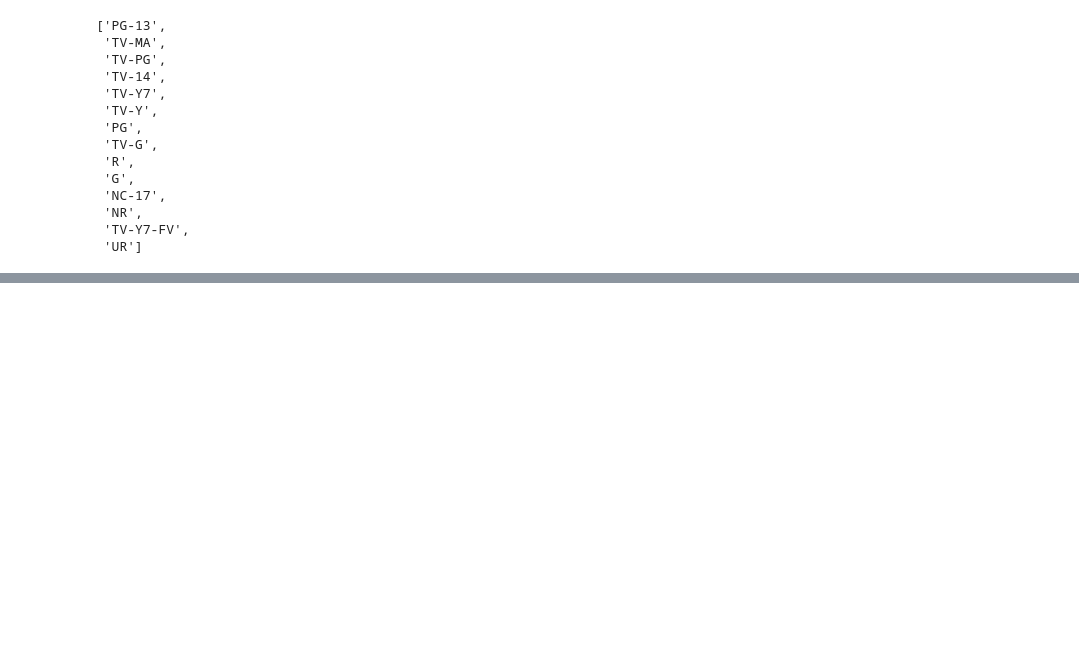
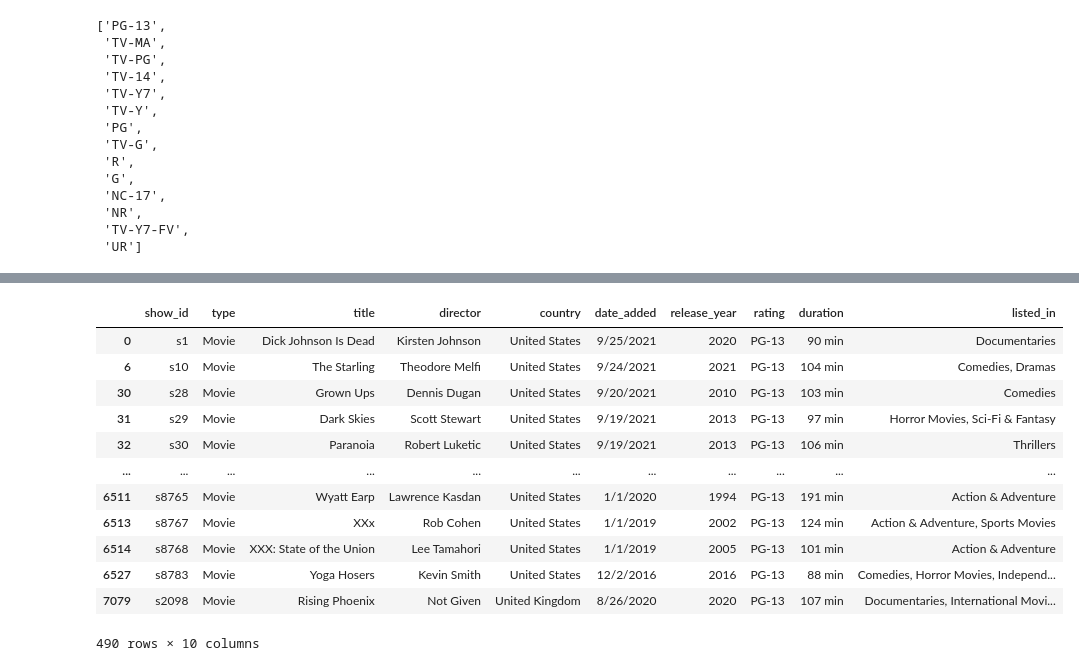
Before and after one commit to abhaysingh-coder/Netflix-AI-Recommendation-System, a Jupyter notebook: Data_ Analysis.ipynb, the cells around one changed output, grey strips where cells are left out. Saved outputs shown, nothing was run; the diff lists cells and outputs as text; code cells hidden in the pictures; blank space fills up the shorter version.

```diff
--- a/Data_ Analysis.ipynb
+++ b/Data_ Analysis.ipynb
@@ -260,0 +274,16 @@ rat.index('PG-13')
+# %%
+data[data["rating"] == "PG-13"]
+# %% [output]
+|  | show_id | type | title | director | country | date_added | release_year | rating | duration | listed_in |
+| 0 | s1 | Movie | Dick Johnson Is Dead | Kirsten Johnson | United States | 9/25/2021 | 2020 | PG-13 | 90 min | Documentaries |
+| 6 | s10 | Movie | The Starling | Theodore Melfi | United States | 9/24/2021 | 2021 | PG-13 | 104 min | Comedies, Dramas |
+| 30 | s28 | Movie | Grown Ups | Dennis Dugan | United States | 9/20/2021 | 2010 | PG-13 | 103 min | Comedies |
+| 31 | s29 | Movie | Dark Skies | Scott Stewart | United States | 9/19/2021 | 2013 | PG-13 | 97 min | Horror Movies, Sci-Fi & Fantasy |
+| 32 | s30 | Movie | Paranoia | Robert Luketic | United States | 9/19/2021 | 2013 | PG-13 | 106 min | Thrillers |
+| ... | ... | ... | ... | ... | ... | ... | ... | ... | ... | ... |
+| 6511 | s8765 | Movie | Wyatt Earp | Lawrence Kasdan | United States | 1/1/2020 | 1994 | PG-13 | 191 min | Action & Adventure |
+| 6513 | s8767 | Movie | XXx | Rob Cohen | United States | 1/1/2019 | 2002 | PG-13 | 124 min | Action & Adventure, Sports Movies |
+| 6514 | s8768 | Movie | XXX: State of the Union | Lee Tamahori | United States | 1/1/2019 | 2005 | PG-13 | 101 min | Action & Adventure |
+| 6527 | s8783 | Movie | Yoga Hosers | Kevin Smith | United States | 12/2/2016 | 2016 | PG-13 | 88 min | Comedies, Horror Movies, Independ... |
+| 7079 | s2098 | Movie | Rising Phoenix | Not Given | United Kingdom | 8/26/2020 | 2020 | PG-13 | 107 min | Documentaries, International Movi... |
+490 rows × 10 columns
```
Also changed, not shown: parts of 1 cell of this notebook, 5 other files.
